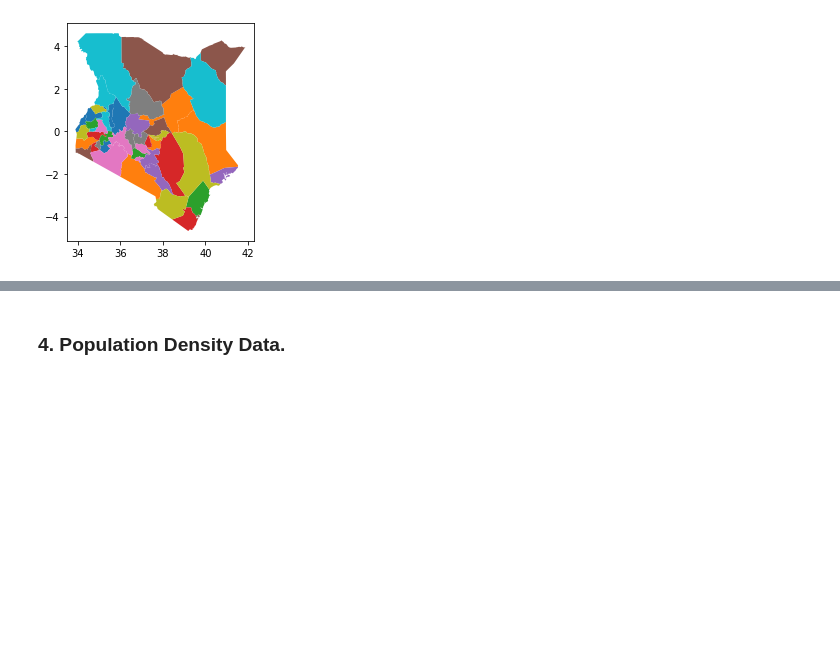
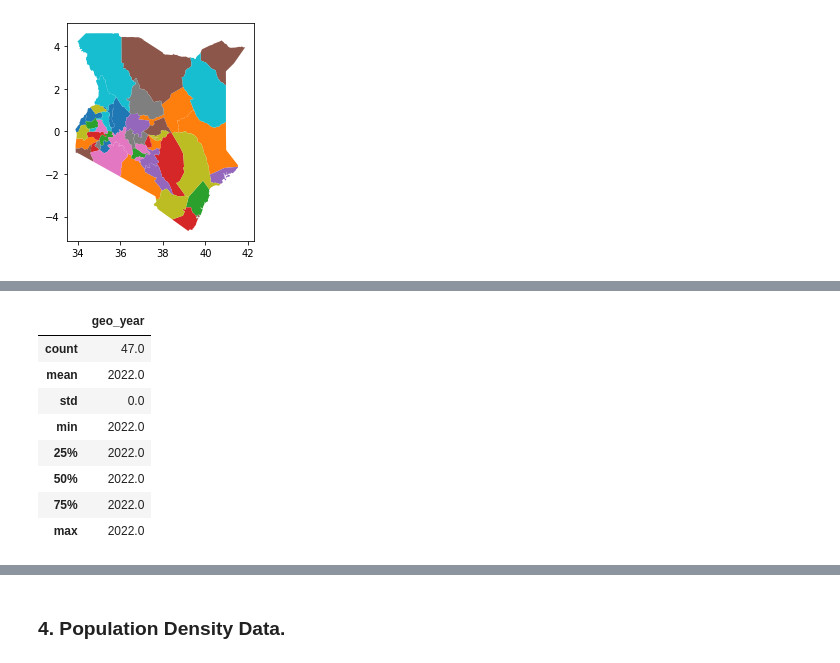
Before and after one commit to DavidGathimbaM/Energy-Access-and-Electrification-planning, a Jupyter notebook: group_workbook/Peter.ipynb, the cells around one changed output, grey strips where cells are left out. Saved outputs shown, nothing was run; the diff lists cells and outputs as text; code cells hidden in the pictures; blank space fills up the shorter version.

```diff
--- a/group_workbook/Peter.ipynb
+++ b/group_workbook/Peter.ipynb
@@ -459,0 +480,12 @@ ke_counties.plot(column='geo_name')
+# %%
+ke_counties.describe()
+# %% [output]
+|  | geo_year |
+| count | 47.0 |
+| mean | 2022.0 |
+| std | 0.0 |
+| min | 2022.0 |
+| 25% | 2022.0 |
+| 50% | 2022.0 |
+| 75% | 2022.0 |
+| max | 2022.0 |
```
Also changed, not shown: parts of 26 cells of this notebook, 1 other file.
